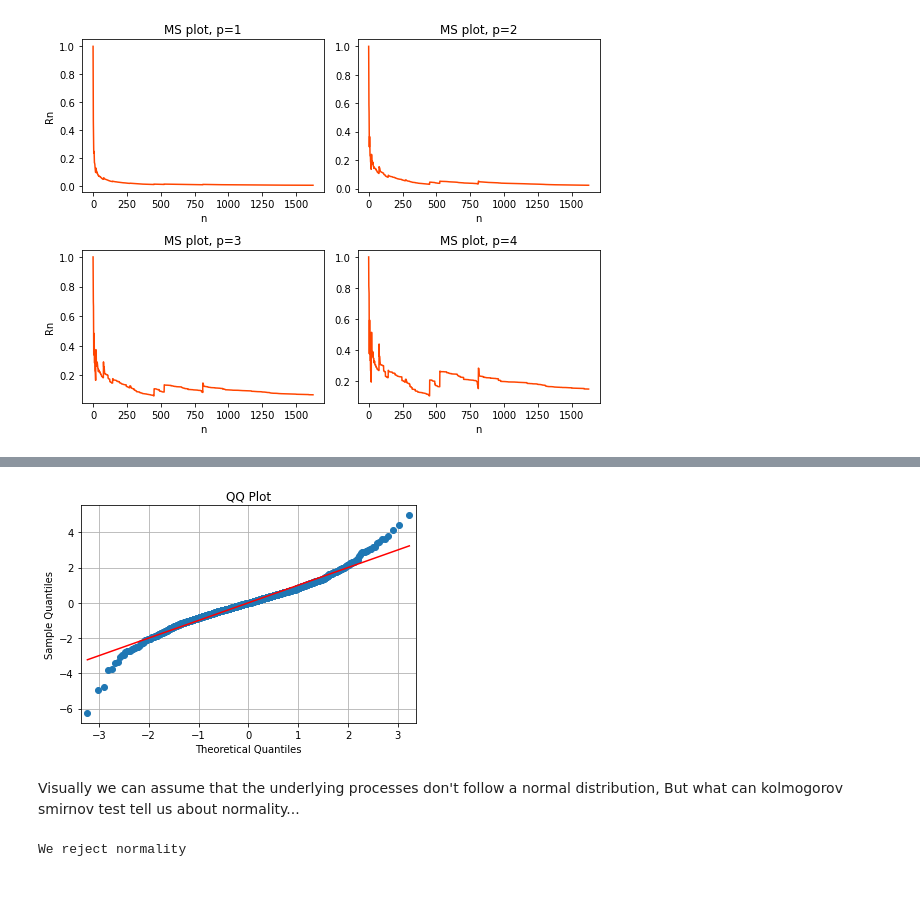
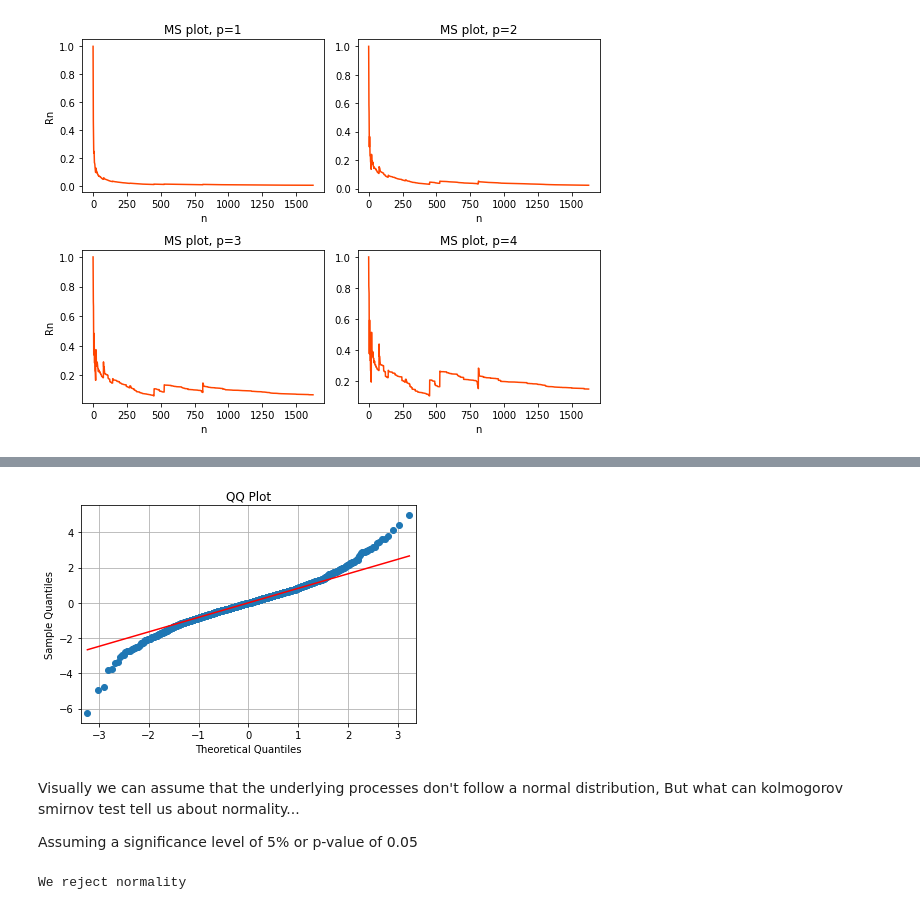
Before and after one commit to tecr-27/market_risk, a Jupyter notebook: market_risk/main.ipynb, the cells around one changed output, grey strips where cells are left out. Drawn from its saved outputs; the diff is of its cells as text; code cells hidden in the pictures.

```diff
--- a/market_risk/main.ipynb
+++ b/market_risk/main.ipynb
@@ -48,6 +48,7 @@ where:
 $P$: Portfolio returns;  $S_{1}$: EDP; $S_{2}$: Adidas; $S_{3}$: Inditex; $S_{4}$: Just Eat Takeway; $S_{5}$: LVMH
 # %%
 try:
+    log_returns["our_portfolio"] = log_returns @ weights
     simple_returns["our_portfolio"] = simple_returns @ weights
 except Exception:
     print("Action already performed")
@@ -211,10 +133,12 @@ qqplot(data=simple_returns.our_portfolio, fit=True, dist=stats.norm, loc=0, scal
 # %%
-qqplot(data=returns_kelly @ leverages, fit=True, dist=stats.norm, loc=0, scale=1, line="s")
+qqplot(data=returns_kelly @ leverages, fit=True, dist=stats.norm, loc=0, scale=1, line="q")
 # %% [output]
-[figure, old version]
+[figure, new version]
 # %% [markdown]
 Visually we can assume that the underlying processes don't follow a normal distribution,
 But what can kolmogorov smirnov test tell us about normality...
+
+Assuming a significance level of 5% or p-value of 0.05
 # %%
 if stats.ks_1samp(simple_returns.our_portfolio, stats.norm.cdf)[1] > 0.05:
     print("We not reject normality")
```
Also changed, not shown: parts of 125 cells of this notebook, 3 other files.
